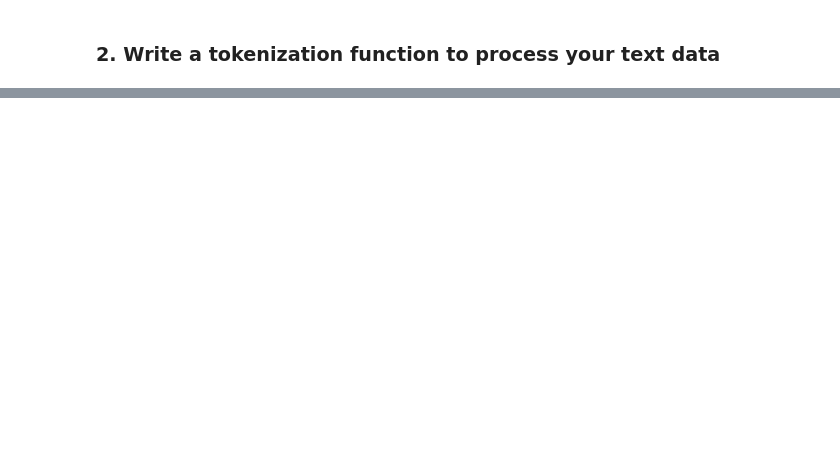
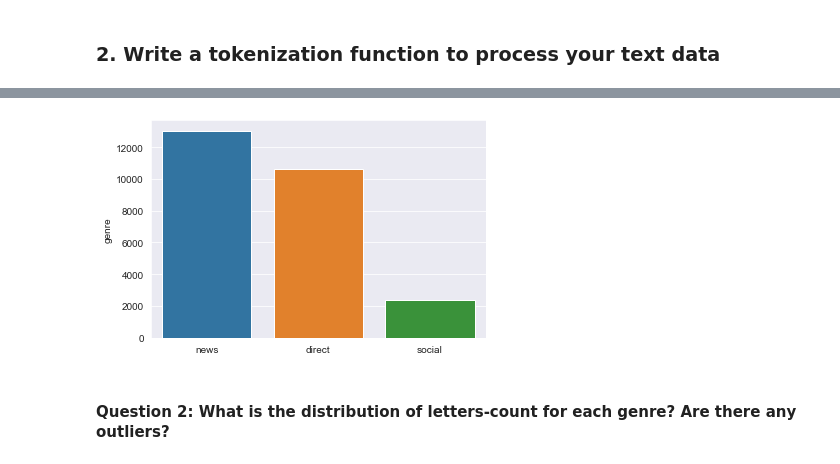
Before and after one commit to ddhartma/Disaster-Response-Pipeline-Project, a Jupyter notebook: ML/ML Pipeline Preparation.ipynb, the cells around one changed output, grey strips where cells are left out. Saved outputs shown, nothing was run; the diff lists cells and outputs as text; code cells hidden in the pictures; blank space fills up the shorter version.

```diff
--- a/ML/ML Pipeline Preparation.ipynb
+++ b/ML/ML Pipeline Preparation.ipynb
@@ -503,0 +565,4 @@ Use the template file attached in the Resources folder to write a script that ru
+# %%
+database_filepath = 'disaster.db'
+model_filepath = 'models/classifier.pkl'
+X, Y, category_names, df = load_data(database_filepath)
@@ -503,0 +620,8 @@ Use the template file attached in the Resources folder to write a script that ru
+# %%
+# Alternative to plotly: Values counts for type of message
+df['genre'].value_counts()
+sns.barplot(x=df['genre'].value_counts().index, y=df['genre'].value_counts());
+# %% [output]
+[figure, added]
+# %% [markdown]
+#### Question 2: What is the distribution of letters-count for each genre? Are there any outliers?
```
Also changed, not shown: parts of 52 cells of this notebook.
